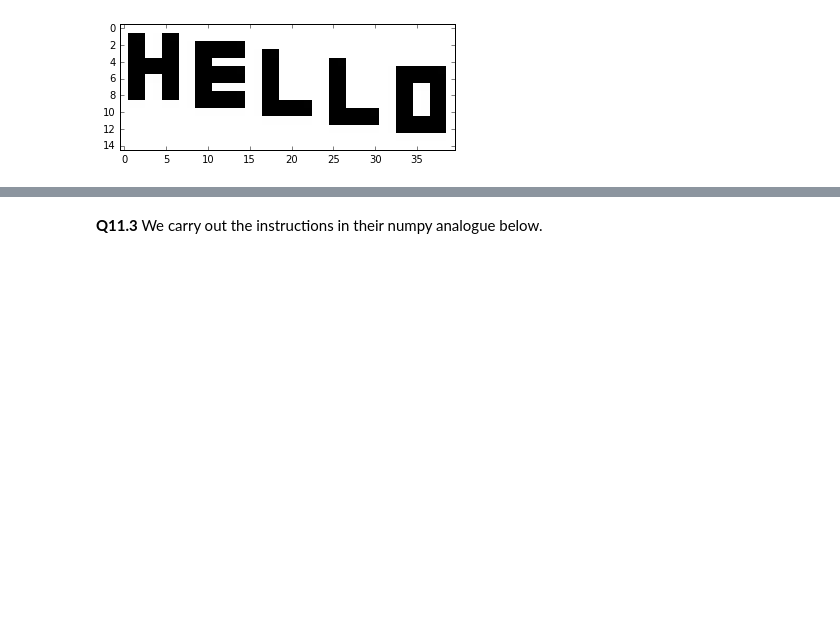
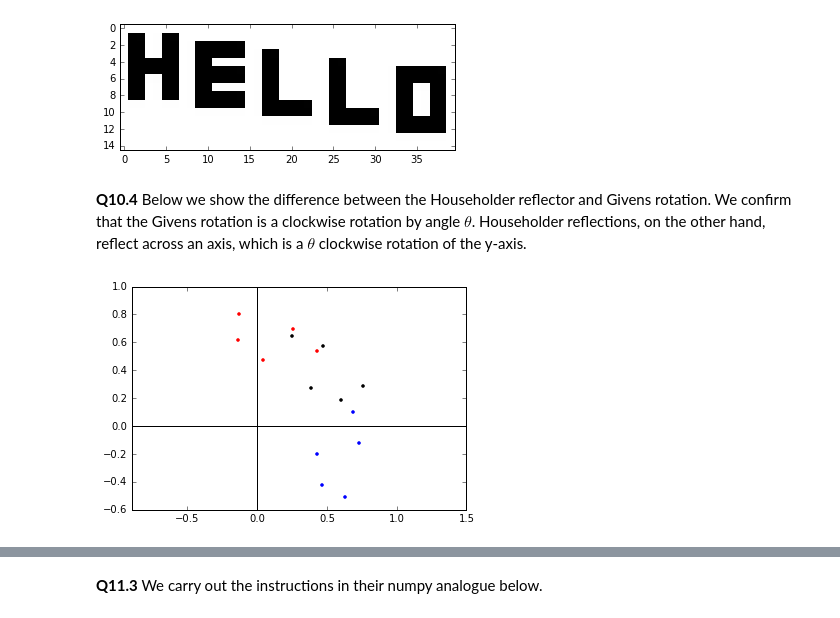
Before and after one commit to Bogazici-CMPE482-Spring2016/Assignment-4, a Jupyter notebook: CMPE482-HW4.ipynb, the cells around one changed output, grey strips where cells are left out. Saved outputs shown, nothing was run; the diff lists cells and outputs as text; code cells hidden in the pictures; blank space fills up the shorter version.

```diff
--- a/CMPE482-HW4.ipynb
+++ b/CMPE482-HW4.ipynb
@@ -85,3 +89,26 @@ for i in range(2, len(S)+1):
 [figure]
 [figure]
 [figure]
+# %% [markdown]
+**Q10.4** Below we show the difference between the Householder reflector and Givens rotation. We confirm that the Givens rotation is a clockwise rotation by angle $\theta$. Householder reflections, on the other hand, reflect across an axis, which is a $\theta$ clockwise rotation of the y-axis.
+# %%
+def house_F(theta):
+    return np.array([[-np.cos(theta), np.sin(theta)], [np.sin(theta), np.cos(theta)]])
+
+def givens_J(theta):
+    return np.array([[np.cos(theta), np.sin(theta)], [-np.sin(theta), np.cos(theta)]])
+# %%
+points = np.random.rand(2,5)
+refx = house_F(np.pi/3).dot(points)
+rotx = givens_J(np.pi/3).dot(points)
+
+pl.plot(points[0,:], points[1,:], "k.")
+pl.plot(refx[0,:], refx[1,:], "r.")
+pl.plot(rotx[0,:], rotx[1,:], "b.")
+
+pl.axhline(y=0, color='k')
+pl.axvline(x=0, color='k')
+pl.axis("equal")
+pl.show()
+# %% [output]
+[figure, added]
```
Also changed, not shown: parts of 4 cells of this notebook.
